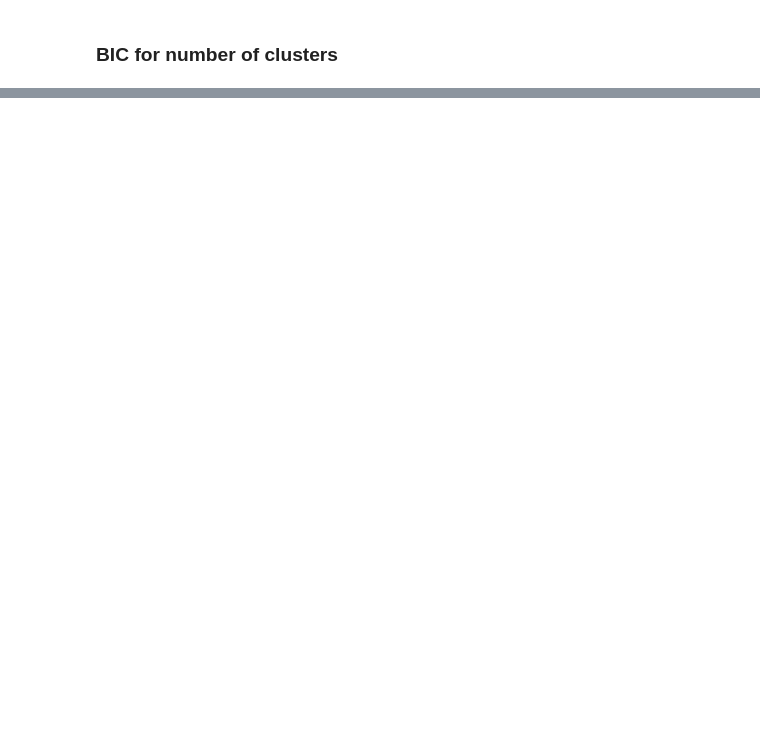
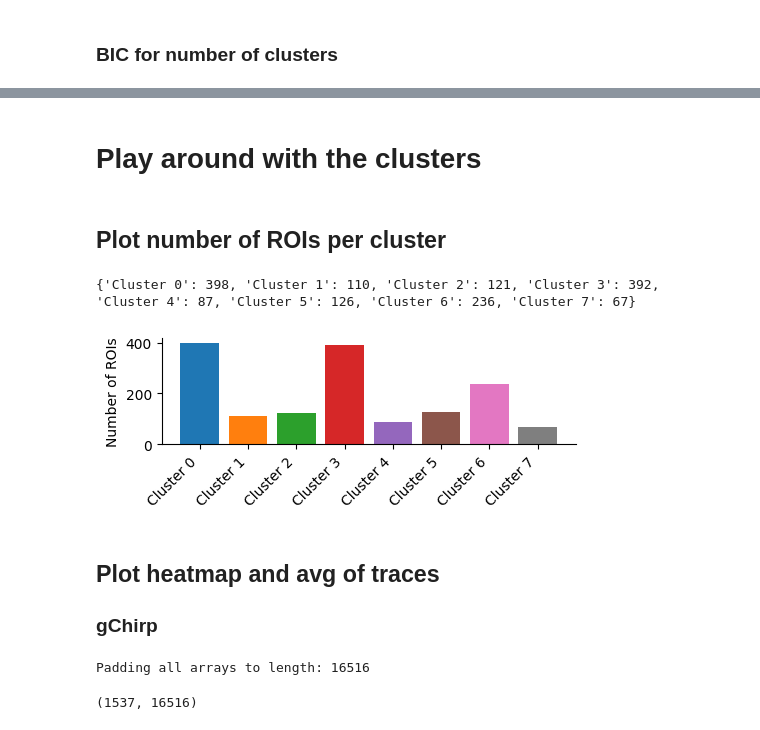
Before and after one commit to FloskelSalomon/amacrine_cells_neuromodulation, a Jupyter notebook: notebooks/light_stimulus/Clustering.ipynb, the cells around one changed output, grey strips where cells are left out. Saved outputs shown, nothing was run; the diff lists cells and outputs as text; code cells hidden in the pictures; blank space fills up the shorter version.

```diff
--- a/notebooks/light_stimulus/Clustering.ipynb
+++ b/notebooks/light_stimulus/Clustering.ipynb
@@ -364,0 +255,3 @@ len(df_c1_thresh[df_c1_thresh["qidx_lChirp"] > 0.35])
+# %%
+labels = gmm.predict(pca_gchirp)
+df_c1_thresh["cluster_gchirp"] = labels
@@ -364,0 +264,3 @@ len(df_c1_thresh[df_c1_thresh["qidx_lChirp"] > 0.35])
+# %%
+df_c1_thresh_sorted = df_c1_thresh.sort_values(by=["cluster_gchirp"])
+df_c1_thresh_sorted.head()
@@ -364,0 +275,63 @@ len(df_c1_thresh[df_c1_thresh["qidx_lChirp"] > 0.35])
+# %% [markdown]
+# Play around with the clusters
+# %% [markdown]
+## Plot number of ROIs per cluster
+# %%
+number_rois_per_cluster = {}
+
+# plot number of rois per cluster
+for i in range(n_components_gmm):
+
+    df_cluster = df_c1_thresh_sorted[df_c1_thresh_sorted["cluster_gchirp"] == i]
+
+    n_rois = len(df_cluster)
+
+    number_rois_per_cluster[f"Cluster {i}"] = n_rois
+
+print(number_rois_per_cluster)
+# %% [output]
+{'Cluster 0': 398, 'Cluster 1': 110, 'Cluster 2': 121, 'Cluster 3': 392, 'Cluster 4': 87, 'Cluster 5': 126, 'Cluster 6': 236, 'Cluster 7': 67}
+# %%
+colors = plt.cm.tab10(range(len(number_rois_per_cluster)))
+
+fig, ax = plt.subplots(figsize=(5, 2))
+
+bars = ax.bar(
+    number_rois_per_cluster.keys(),
+    number_rois_per_cluster.values(),
+    color=colors
+)
+
+ax.set_ylabel("Number of ROIs")
+
+ax.spines["top"].set_visible(False)
+ax.spines["right"].set_visible(False)
+
+plt.xticks(rotation=45, ha="right")
+
+plt.tight_layout()
+plt.savefig(f"../plots/clustering/n_rois_per_cluster.png",
+            dpi=300,
+            bbox_inches="tight")
+plt.show()
+# %% [output]
+[figure, added]
+# %% [markdown]
+## Plot heatmap and avg of traces
+
+### gChirp
+# %%
+gchirp_averages_clusterd = df_c1_thresh_sorted["average_norm_gChirp"]
+
+# Determine target length (max across all rows)
+max_length = gchirp_averages_clusterd.apply(lambda arr: np.asarray(arr).shape[0]).max()
+print("Padding all arrays to length:", max_length)
+
+# Apply padding (using NaN so padded values don't silently look like real data)
+padded_traces = df_c1_thresh_sorted["average_norm_gChirp"].apply(lambda arr: pad_to_length(arr, max_length))
+
+average_traces_chirp = np.stack(padded_traces.values)
+average_traces_chirp.shape
+# %% [output]
+Padding all arrays to length: 16516
+(1537, 16516)
```
Also changed, not shown: parts of 51 cells of this notebook, 2 other files.
